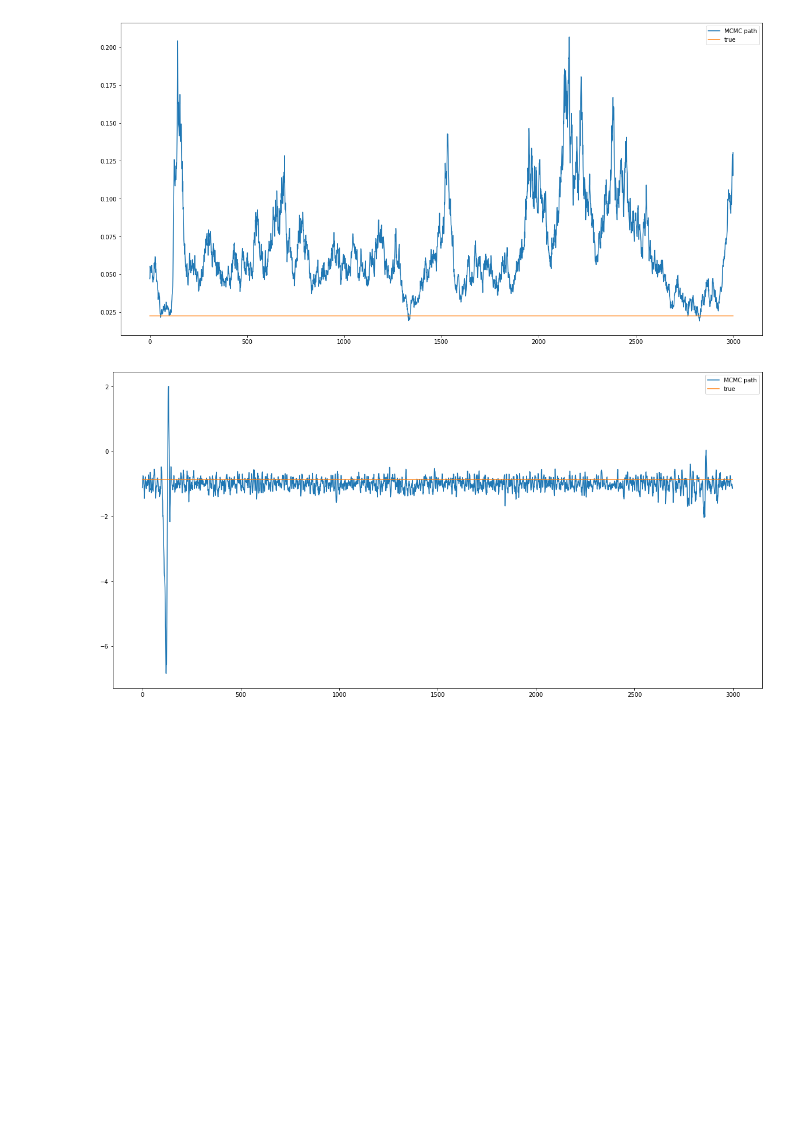
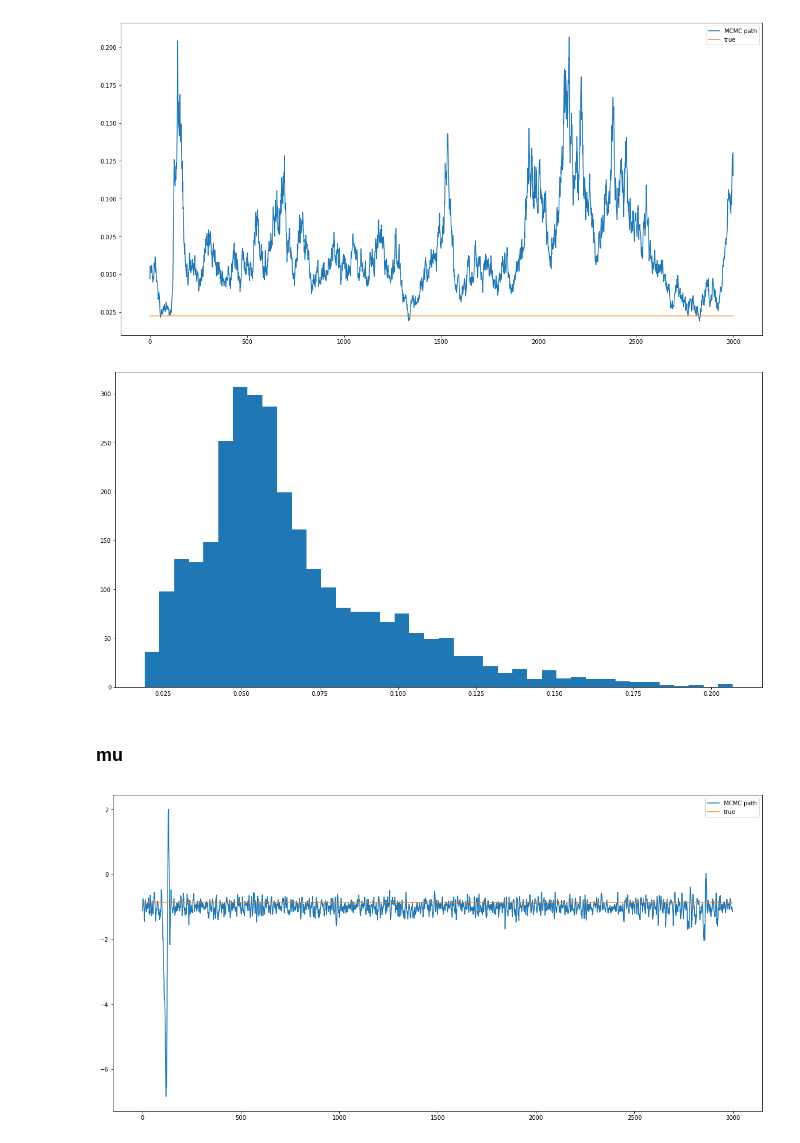
Before and after one commit to keiikegami/BayesHW9-10, a Jupyter notebook: HW10.ipynb, the cells around one changed output. Saved outputs shown, nothing was run; the diff lists cells and outputs as text; code cells hidden in the pictures; blank space fills up the shorter version.

```diff
--- a/HW10.ipynb
+++ b/HW10.ipynb
@@ -193,6 +204,14 @@ plt.legend()
 plt.show()
 # %% [output]
 [figure]
+# %%
+plt.figure(figsize=(20, 10))
+plt.hist(vsig2[nburn:], bins = 40)
+plt.show()
+# %% [output]
+[figure, added]
+# %% [markdown]
+### mu
 # %%
 truemu = np.ones(nsim-nburn)*2*np.log(0.65)
 plt.figure(figsize=(20, 10))
```
Also changed, not shown: parts of 6 cells of this notebook.
